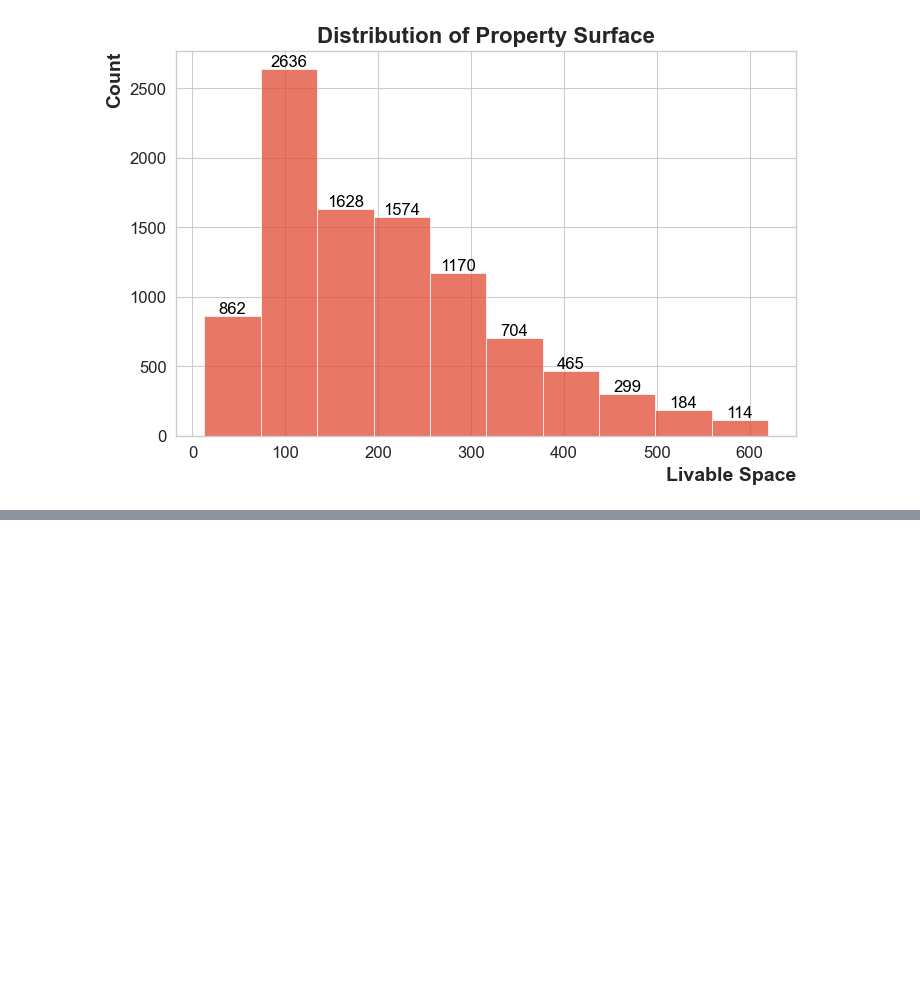
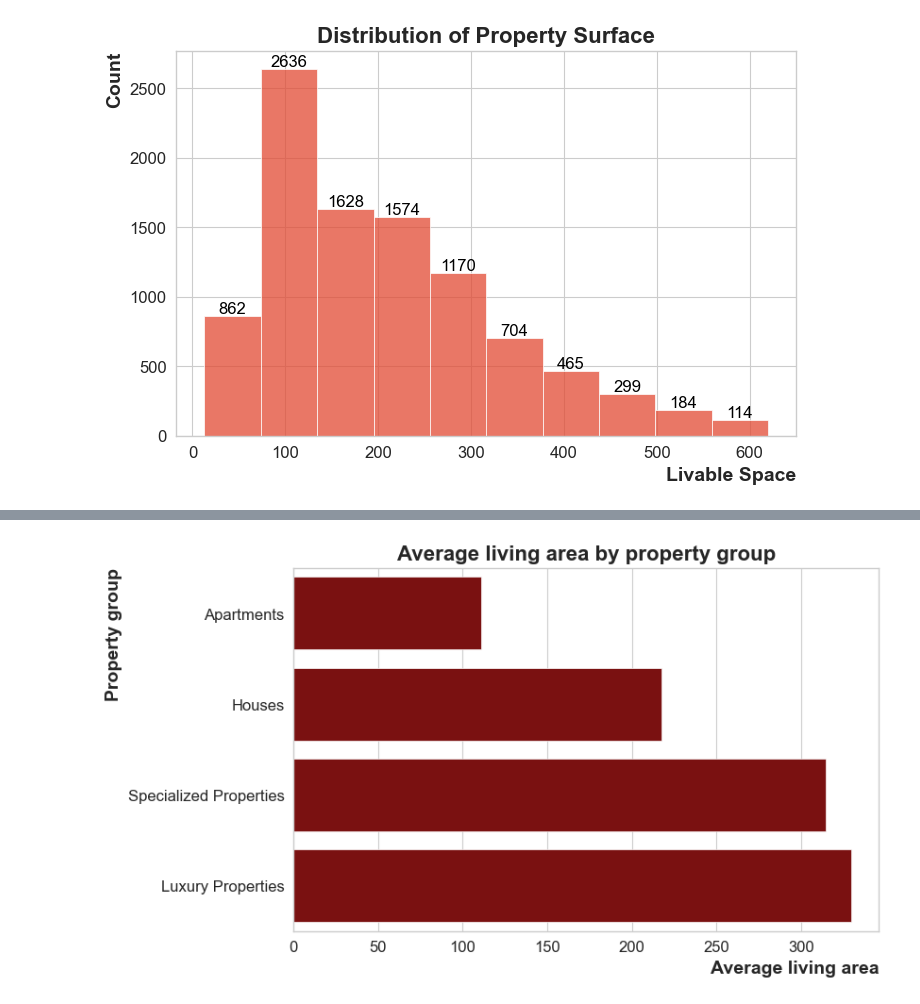
Before and after one commit to BeatrizJover/Data_analysis, a Jupyter notebook: charts.ipynb, the cells around one changed output, grey strips where cells are left out. Cells and saved outputs as stored; diff of their text form; code cells hidden in the pictures; blank space fills up the shorter version.

```diff
--- a/charts.ipynb
+++ b/charts.ipynb
@@ -254,0 +296,13 @@ plt.show()
+# %%
+df_group_space = no_outliers_space.groupby(by = 'Subtype of Property_Grouped')[['Livable Space (m2)']].mean().sort_values(by = 'Livable Space (m2)', ascending = True)
+plt.figure(figsize = [8, 5])
+sns.set_style('whitegrid')
+sns.barplot(data = df_group_space, y = 'Subtype of Property_Grouped', x='Livable Space (m2)', color = 'darkred')
+plt.title("Average living area by property group", fontsize = 16, fontweight = 'bold')
+plt.xlabel('Average living area', fontsize = 14, fontweight = 'bold', loc = 'right')
+plt.ylabel('Property group', fontsize = 14, fontweight = 'bold', loc = 'top')
+plt.xticks(fontsize = 12)
+plt.yticks(fontsize = 12)
+plt.show()
+# %% [output]
+[figure, added]
```
Also changed, not shown: parts of 11 cells of this notebook.
